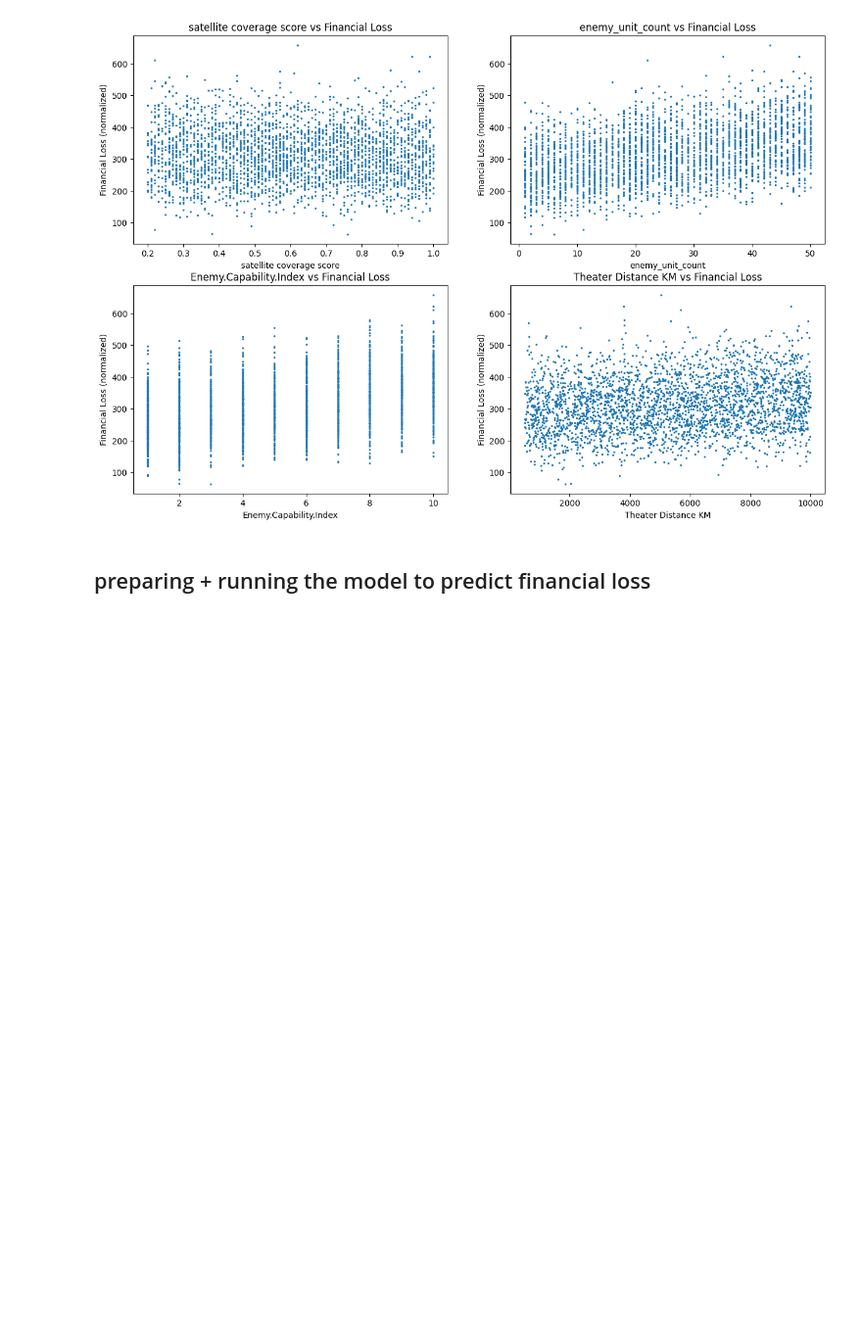
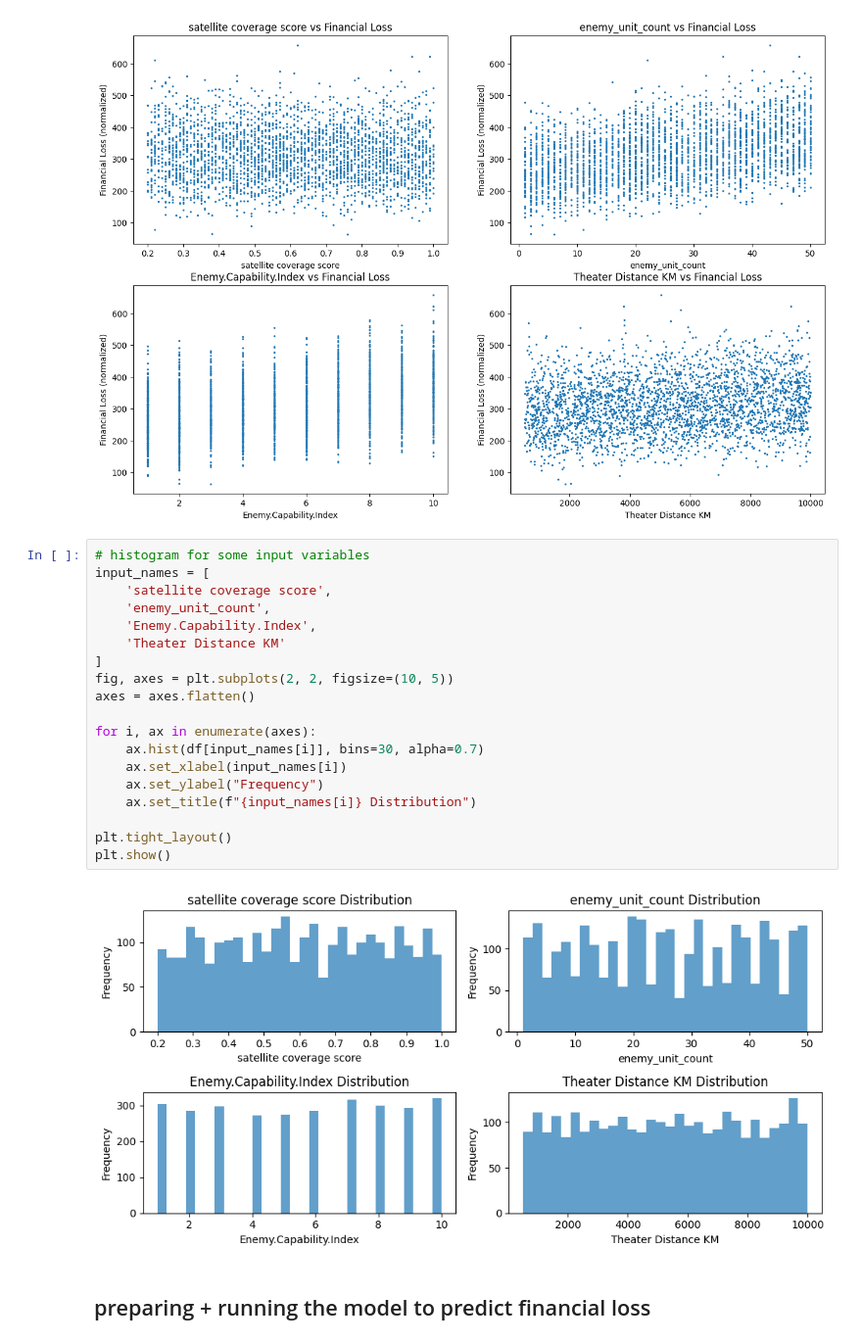
Before and after one commit to schiffman-ben/UNH-Hackathon-2026-Group-3, a Jupyter notebook: notebooks/surrogate_model_nn.ipynb, the cells around one changed output. Shown at 98% size. Drawn from its saved outputs; the diff is of its cells as text; blank space fills up the shorter version.

```diff
--- a/notebooks/surrogate_model_nn.ipynb
+++ b/notebooks/surrogate_model_nn.ipynb
@@ -189,6 +193,27 @@ for i, ax in enumerate(axes):
     ax.set_title(f"{input_names[i]} vs Financial Loss")
 # %% [output]
 [figure]
+# %%
+# histogram for some input variables
+input_names = [
+    'satellite coverage score',
+    'enemy_unit_count',
+    'Enemy.Capability.Index',
+    'Theater Distance KM'
+]
+fig, axes = plt.subplots(2, 2, figsize=(10, 5))
+axes = axes.flatten()
+
+for i, ax in enumerate(axes):
+    ax.hist(df[input_names[i]], bins=30, alpha=0.7)
+    ax.set_xlabel(input_names[i])
+    ax.set_ylabel("Frequency")
+    ax.set_title(f"{input_names[i]} Distribution")
+
+plt.tight_layout()
+plt.show()
+# %% [output]
+[figure, added]
 # %% [markdown]
 ## preparing + running the model to predict financial loss
 # %%
```
Also changed, not shown: parts of 31 cells of this notebook, 1 other file.
